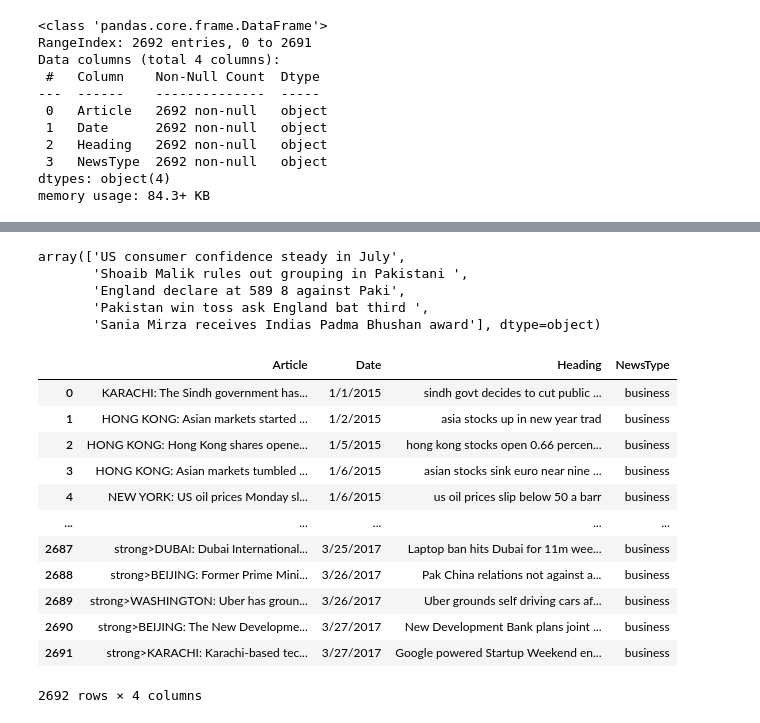
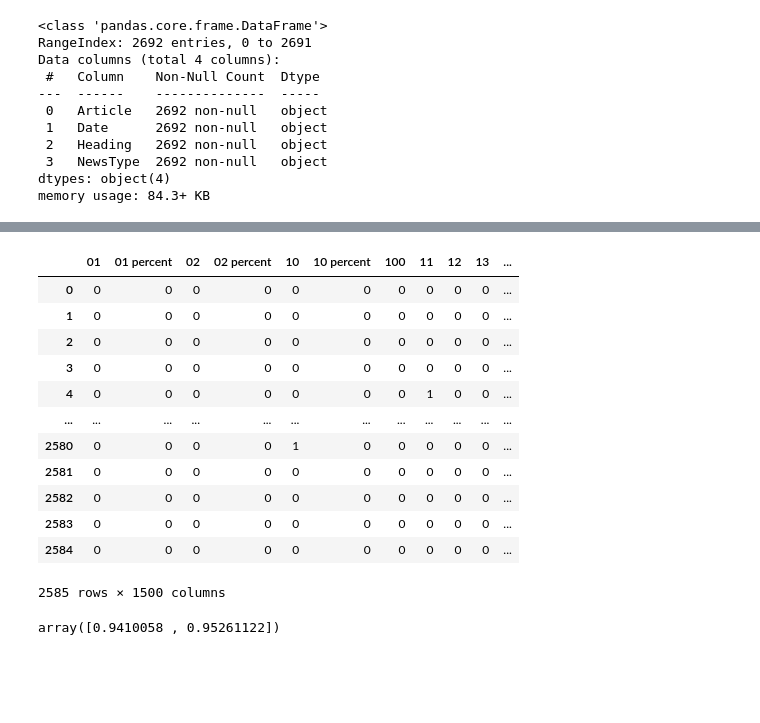
Before and after one commit to abdulvajid1/Article-Classification-NLP, a Jupyter notebook: notebook.ipynb, the cells around one changed output, grey strips where cells are left out. Saved outputs shown, nothing was run; the diff lists cells and outputs as text; code cells hidden in the pictures; blank space fills up the shorter version.

```diff
--- a/notebook.ipynb
+++ b/notebook.ipynb
@@ -27 +86,3 @@ df.duplicated().sum()
+# %%
+df['Document'] = df['Heading']+' '+df['Article']
 # %%
@@ -38,24 +103,23 @@ array(['strong>WASHINGTON: Republican Donald Trump scored a series of shocking w
-# %%
-df['Heading'].sample(5).values
-# %% [output]
-array(['US consumer confidence steady in July',
-       'Shoaib Malik rules out grouping in Pakistani ',
-       'England declare at 589 8 against Paki',
-       'Pakistan win toss ask England bat third ',
-       'Sania Mirza receives Indias Padma Bhushan award'], dtype=object)
-# %%
-df
-# %% [output]
-|  | Article | Date | Heading | NewsType |
-| 0 | KARACHI: The Sindh government has... | 1/1/2015 | sindh govt decides to cut public ... | business |
-| 1 | HONG KONG: Asian markets started ... | 1/2/2015 | asia stocks up in new year trad | business |
-| 2 | HONG KONG: Hong Kong shares opene... | 1/5/2015 | hong kong stocks open 0.66 percen... | business |
-| 3 | HONG KONG: Asian markets tumbled ... | 1/6/2015 | asian stocks sink euro near nine ... | business |
-| 4 | NEW YORK: US oil prices Monday sl... | 1/6/2015 | us oil prices slip below 50 a barr | business |
-| ... | ... | ... | ... | ... |
-| 2687 | strong>DUBAI: Dubai International... | 3/25/2017 | Laptop ban hits Dubai for 11m wee... | business |
-| 2688 | strong>BEIJING: Former Prime Mini... | 3/26/2017 | Pak China relations not against a... | business |
-| 2689 | strong>WASHINGTON: Uber has groun... | 3/26/2017 | Uber grounds self driving cars af... | business |
-| 2690 | strong>BEIJING: The New Developme... | 3/27/2017 | New Development Bank plans joint ... | business |
-| 2691 | strong>KARACHI: Karachi-based tec... | 3/27/2017 | Google powered Startup Weekend en... | business |
-2692 rows × 4 columns
+# %%
+df = df[['Document','NewsType']]
+# %%
+X = df['Document']
+y = df['NewsType'].eq('business').astype(int)
+# %%
+cv_vect = CountVectorizer(max_features=1500,ngram_range=(1,2),)
+# %%
+pd.DataFrame(cv_vect.fit_transform(X).toarray(),columns=cv_vect.get_feature_names_out())
+# %% [output]
+|  | 01 | 01 percent | 02 | 02 percent | 10 | 10 percent | 100 | 11 | 12 | 13 | ... |
+| 0 | 0 | 0 | 0 | 0 | 0 | 0 | 0 | 0 | 0 | 0 | ... |
+| 1 | 0 | 0 | 0 | 0 | 0 | 0 | 0 | 0 | 0 | 0 | ... |
+| 2 | 0 | 0 | 0 | 0 | 0 | 0 | 0 | 0 | 0 | 0 | ... |
+| 3 | 0 | 0 | 0 | 0 | 0 | 0 | 0 | 0 | 0 | 0 | ... |
+| 4 | 0 | 0 | 0 | 0 | 0 | 0 | 0 | 1 | 0 | 0 | ... |
+| ... | ... | ... | ... | ... | ... | ... | ... | ... | ... | ... | ... |
+| 2580 | 0 | 0 | 0 | 0 | 1 | 0 | 0 | 0 | 0 | 0 | ... |
+| 2581 | 0 | 0 | 0 | 0 | 0 | 0 | 0 | 0 | 0 | 0 | ... |
+| 2582 | 0 | 0 | 0 | 0 | 0 | 0 | 0 | 0 | 0 | 0 | ... |
+| 2583 | 0 | 0 | 0 | 0 | 0 | 0 | 0 | 0 | 0 | 0 | ... |
+| 2584 | 0 | 0 | 0 | 0 | 0 | 0 | 0 | 0 | 0 | 0 | ... |
+2585 rows × 1500 columns
@@ -61,0 +132,4 @@ df
+# %%
+cross_val_score(dt,X=X_train,y=y_train,cv=2)
+# %% [output]
+array([0.9410058 , 0.95261122])
```
Also changed, not shown: parts of 28 cells of this notebook.
